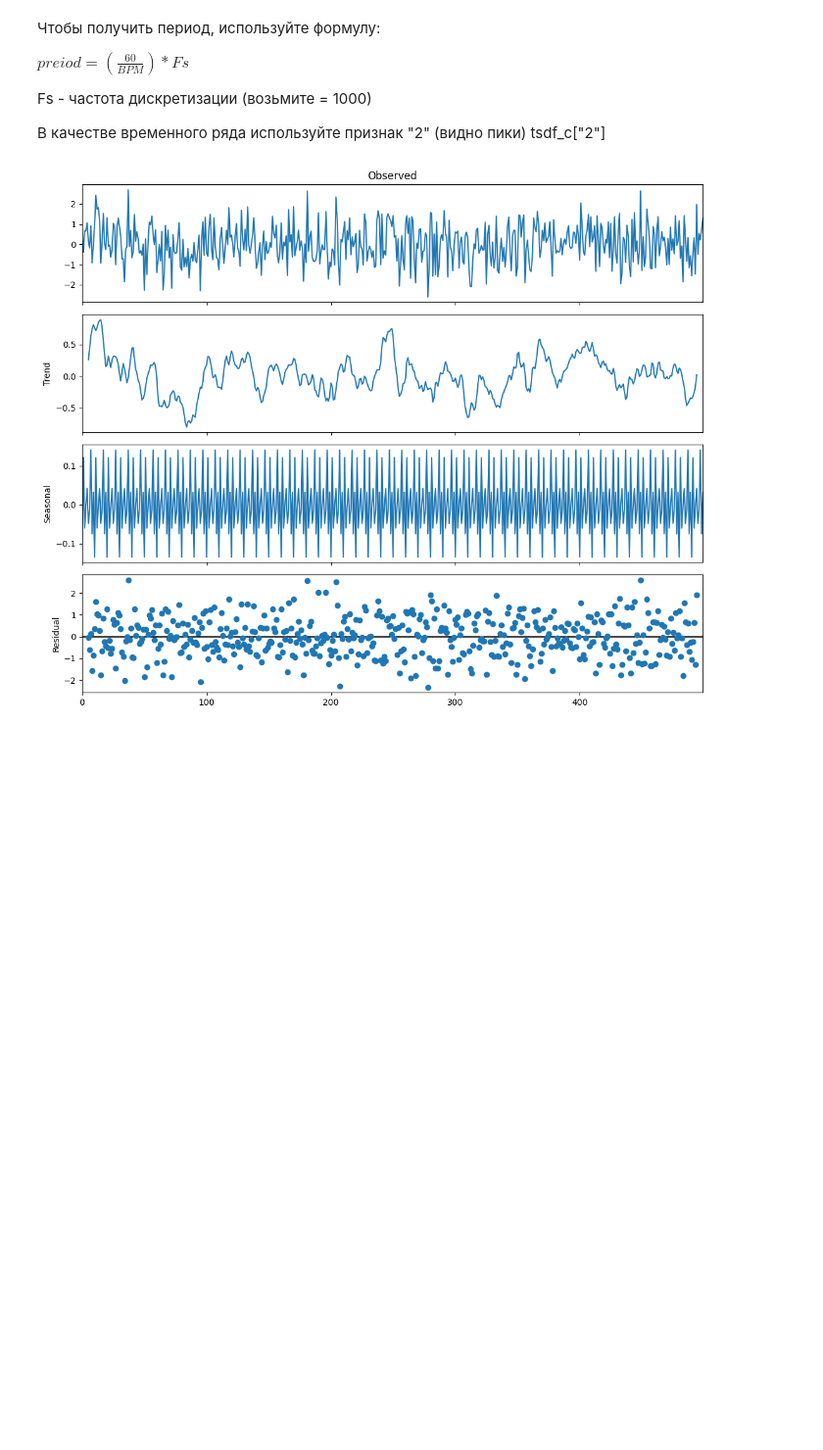
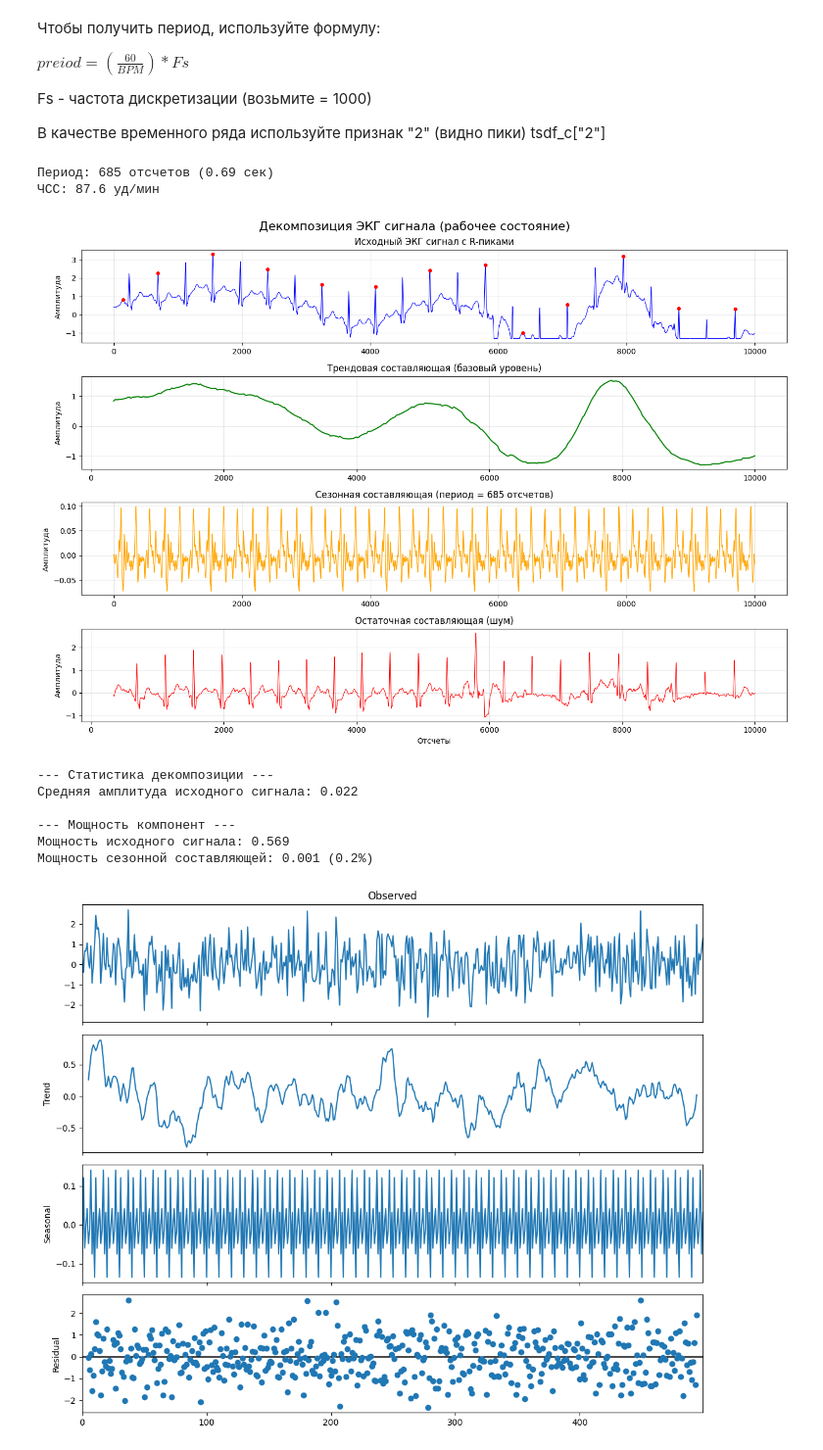
Before and after one commit to Ntshnka/Time_Series, a Jupyter notebook: data/underwork/5/practice2.ipynb, the cells around one changed output. Shown at 98% size. Saved outputs shown, nothing was run; the diff lists cells and outputs as text; code cells hidden in the pictures; blank space fills up the shorter version.

```diff
--- a/practice2.ipynb
+++ b/data/underwork/5/practice2.ipynb
@@ -193,3 +190,81 @@ bpm = 60 / np.mean(rr_intervals)
+# %%
+import numpy as np
+import matplotlib.pyplot as plt
+from scipy.signal import find_peaks
+from statsmodels.tsa.seasonal import seasonal_decompose
+import pandas as pd
+
+Fs = 1000
+
+data = pd.read_csv('work_p.csv')
+signal = data['2'].values
+
+# Поиск пиков
+peaks, _ = find_peaks(signal, distance=500)
+period = int(np.mean(np.diff(peaks)))
+print(f"Период: {period} отсчетов ({period/Fs:.2f} сек)")
+print(f"ЧСС: {60 / (period/Fs):.1f} уд/мин")
+
+# Декомпозиция
+n = len(signal) - (len(signal) % period)
+result = seasonal_decompose(signal[:n], period=period, model='additive')
+
+# Визуализация
+fig, axes = plt.subplots(4, 1, figsize=(14, 10))
+fig.suptitle('Декомпозиция ЭКГ сигнала (рабочее состояние)', fontsize=16)
+
+# Исходный сигнал (первые 10000 отсчетов)
+axes[0].plot(signal[:10000], 'b', linewidth=0.8)
+axes[0].plot(peaks[peaks < 10000], signal[peaks[peaks < 10000]], 'ro', markersize=4)
+axes[0].set_title('Исходный ЭКГ сигнал с R-пиками')
+axes[0].set_ylabel('Амплитуда')
+axes[0].grid(True, alpha=0.3)
+
+# Тренд
+axes[1].plot(result.trend[:10000], 'g', linewidth=1.5)
+axes[1].set_title('Трендовая составляющая (базовый уровень)')
+axes[1].set_ylabel('Амплитуда')
+axes[1].grid(True, alpha=0.3)
+
+# Сезонная составляющая
+axes[2].plot(result.seasonal[:10000], 'orange', linewidth=1)
+axes[2].set_title(f'Сезонная составляющая (период = {period} отсчетов)')
+axes[2].set_ylabel('Амплитуда')
+axes[2].grid(True, alpha=0.3)
+
+# Остатки (шум)
+axes[3].plot(result.resid[:10000], 'r', linewidth=0.8)
+axes[3].set_title('Остаточная составляющая (шум)')
+axes[3].set_xlabel('Отсчеты')
+axes[3].set_ylabel('Амплитуда')
+axes[3].grid(True, alpha=0.3)
+
+plt.tight_layout()
+plt.show()
+
+# Статистика
+print("\n--- Статистика декомпозиции ---")
+print(f"Средняя амплитуда исходного сигнала: {np.mean(signal):.3f}")
+
+# Сравнение мощности компонент
+power_original = np.var(signal[:n])
+power_trend = np.var(result.trend)
+power_seasonal = np.var(result.seasonal)
+power_resid = np.var(result.resid)
+
+print("\n--- Мощность компонент ---")
+print(f"Мощность исходного сигнала: {power_original:.3f}")
+print(f"Мощность сезонной составляющей: {power_seasonal:.3f} ({power_seasonal/power_original*100:.1f}%)")
+# %% [output]
+Период: 685 отсчетов (0.69 сек)
+ЧСС: 87.6 уд/мин
+[figure, added]
+--- Статистика декомпозиции ---
+Средняя амплитуда исходного сигнала: 0.022
+
+--- Мощность компонент ---
+Мощность исходного сигнала: 0.569
+Мощность сезонной составляющей: 0.001 (0.2%)
 # %%
 # разложение на составляюшие белый шум
 
```
Also changed, not shown: parts of 5 cells of this notebook.
